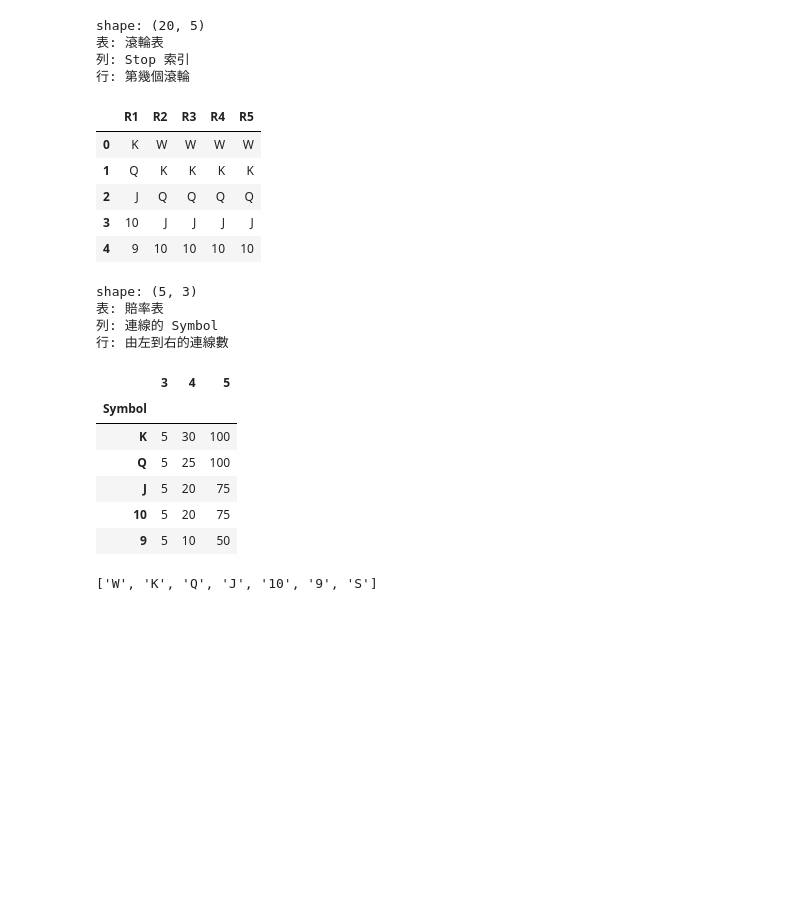
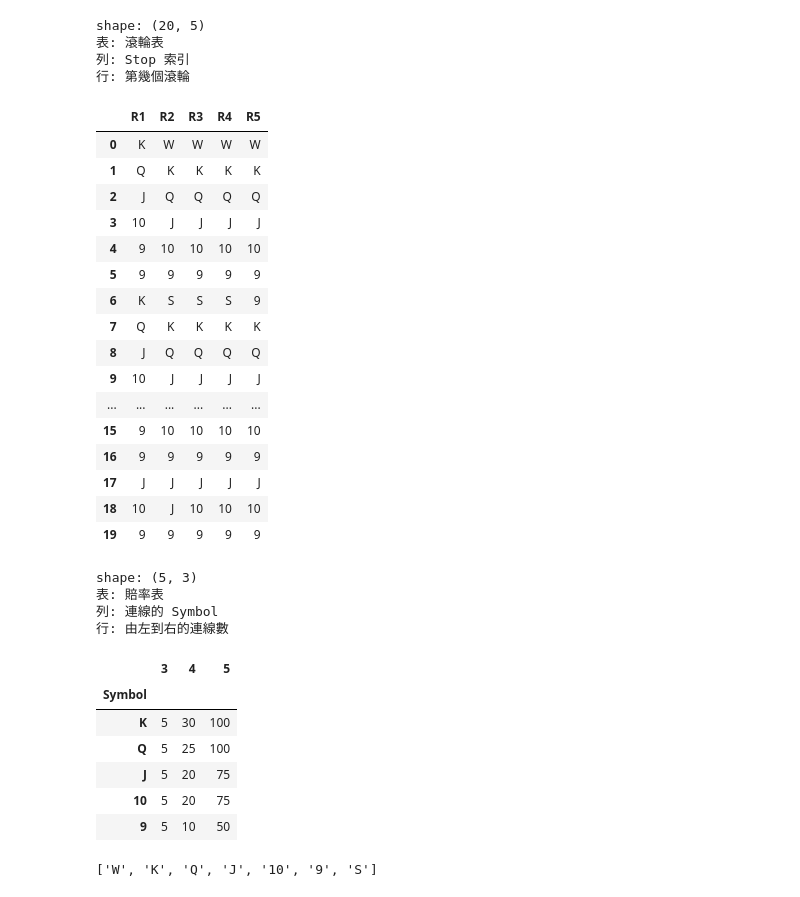
Before and after one commit to spencer18001/SlotSheet, a Jupyter notebook: Line_R1WithoutWild.ipynb, the cells around one changed output. Cells and saved outputs as stored; diff of their text form; code cells hidden in the pictures; blank space fills up the shorter version.

```diff
--- a/Line_R1WithoutWild.ipynb
+++ b/Line_R1WithoutWild.ipynb
@@ -13,24 +16,35 @@ Note: you may need to restart the kernel to use updated packages.
 # %%
 from slot_util import load_slot_tables, print_df_attrs, get_reel_symbols, get_reelstop_df, add_wild_combination_counts, get_line_pattern_df, add_line_rtp
 # %%
-reel_df, paytable_df = load_slot_tables("sheet/Line_R1WithoutWild.xlsx")
+reel_df, paytable_df, _ = load_slot_tables("sheet/Line_R1WithoutWild.xlsx")
 # %%
 print_df_attrs(reel_df)
-display(reel_df.head())
+display(reel_df)
 
 print_df_attrs(paytable_df)
 display(paytable_df)
 # %% [output]
 shape: (20, 5)
 表: 滾輪表
 列: Stop 索引
 行: 第幾個滾輪
 |  | R1 | R2 | R3 | R4 | R5 |
 | 0 | K | W | W | W | W |
 | 1 | Q | K | K | K | K |
 | 2 | J | Q | Q | Q | Q |
 | 3 | 10 | J | J | J | J |
 | 4 | 9 | 10 | 10 | 10 | 10 |
+| 5 | 9 | 9 | 9 | 9 | 9 |
+| 6 | K | S | S | S | 9 |
+| 7 | Q | K | K | K | K |
+| 8 | J | Q | Q | Q | Q |
+| 9 | 10 | J | J | J | J |
+| ... | ... | ... | ... | ... | ... |
+| 15 | 9 | 10 | 10 | 10 | 10 |
+| 16 | 9 | 9 | 9 | 9 | 9 |
+| 17 | J | J | J | J | J |
+| 18 | 10 | J | 10 | 10 | 10 |
+| 19 | 9 | 9 | 9 | 9 | 9 |
 shape: (5, 3)
 表: 賠率表
 列: 連線的 Symbol
```
Also changed, not shown: parts of 1 cell of this notebook, 4 other files.
